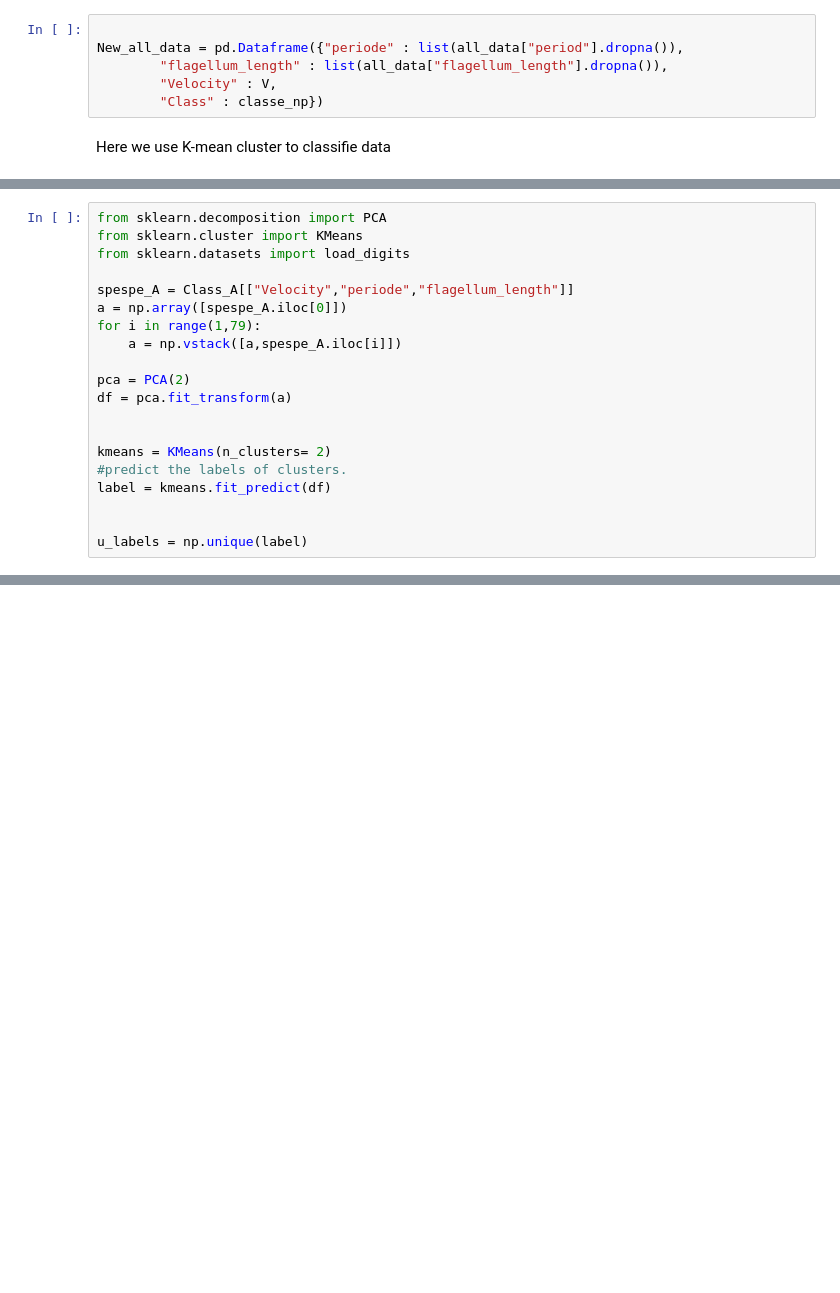
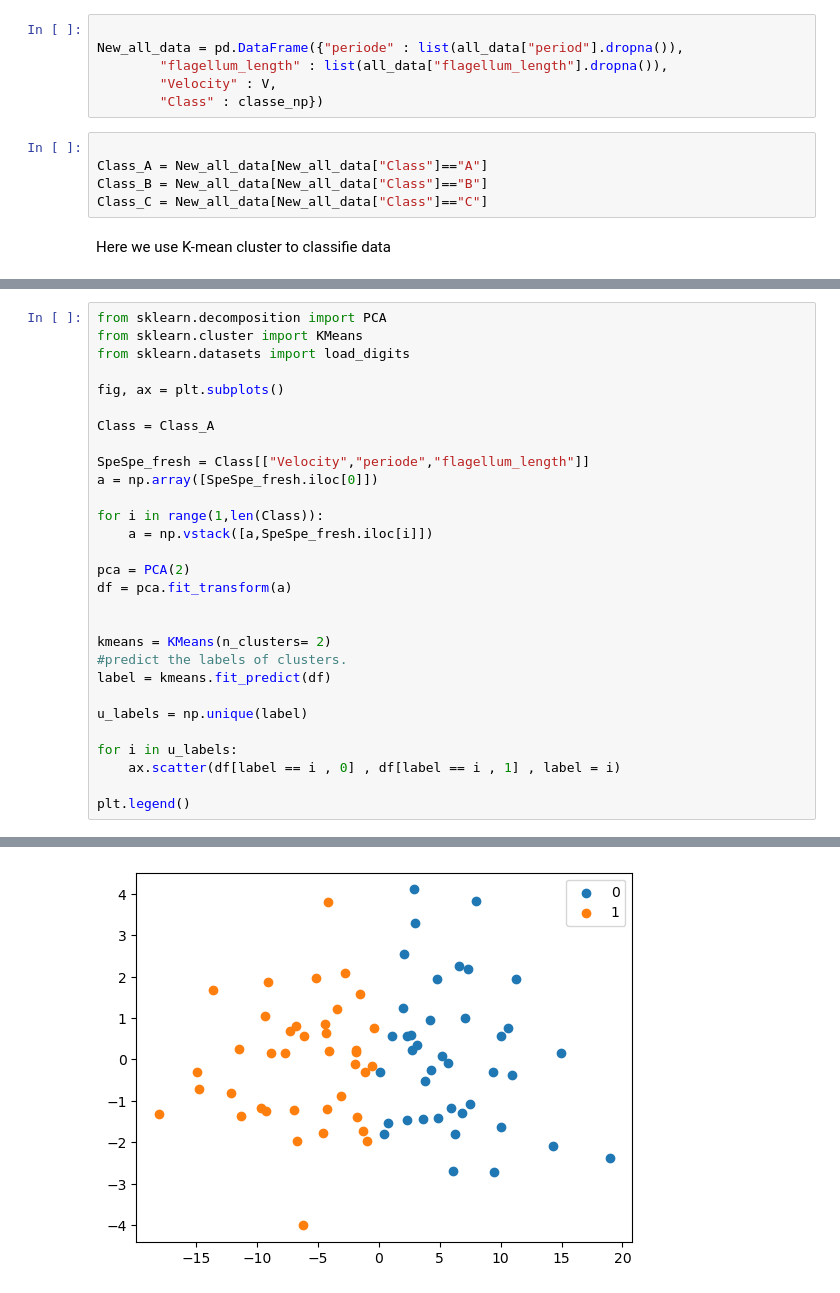
Before and after one commit to chahid001/Project-optimal-spespe-for-the-challenge-2-of-the-HACKATHON-inFer-GW4-network-Fertility-In-Vitro-, a Jupyter notebook: jup.ipynb, the cells around one changed output, grey strips where cells are left out. Cells and saved outputs as stored; diff of their text form; blank space fills up the shorter version.

```diff
--- a/jup.ipynb
+++ b/jup.ipynb
@@ -46,9 +74,14 @@ classe_np
 We create a new data with the four variable T.P.V.C
 # %%
 
-New_all_data = pd.Dataframe({"periode" : list(all_data["period"].dropna()),
+New_all_data = pd.DataFrame({"periode" : list(all_data["period"].dropna()),
         "flagellum_length" : list(all_data["flagellum_length"].dropna()),
         "Velocity" : V,
         "Class" : classe_np})
+# %%
+
+Class_A = New_all_data[New_all_data["Class"]=="A"]
+Class_B = New_all_data[New_all_data["Class"]=="B"]
+Class_C = New_all_data[New_all_data["Class"]=="C"]
 # %% [markdown]
 Here we use K-mean cluster to classifie data
@@ -57,10 +109,15 @@ from sklearn.decomposition import PCA
 from sklearn.cluster import KMeans
 from sklearn.datasets import load_digits
 
-spespe_A = Class_A[["Velocity","periode","flagellum_length"]]
-a = np.array([spespe_A.iloc[0]])
-for i in range(1,79):
-    a = np.vstack([a,spespe_A.iloc[i]])
+fig, ax = plt.subplots()
+
+Class = Class_A
+
+SpeSpe_fresh = Class[["Velocity","periode","flagellum_length"]]
+a = np.array([SpeSpe_fresh.iloc[0]])
+
+for i in range(1,len(Class)):
+    a = np.vstack([a,SpeSpe_fresh.iloc[i]])
 
 pca = PCA(2)
 df = pca.fit_transform(a)
@@ -70,5 +127,10 @@ kmeans = KMeans(n_clusters= 2)
 #predict the labels of clusters.
 label = kmeans.fit_predict(df)
 
+u_labels = np.unique(label)
 
-u_labels = np.unique(label)
+for i in u_labels:
+    ax.scatter(df[label == i , 0] , df[label == i , 1] , label = i)
+
+plt.legend()
+# %% [output]
@@ -74,0 +138 @@ u_labels = np.unique(label)
+[figure, added]
```
Also changed, not shown: parts of 9 cells of this notebook.
